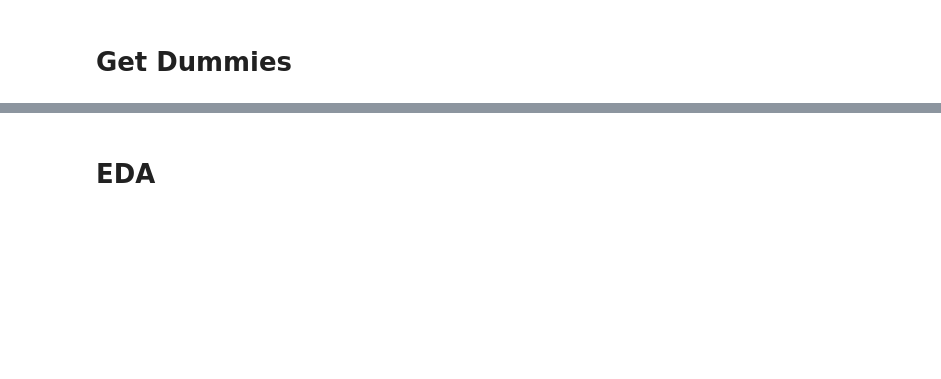
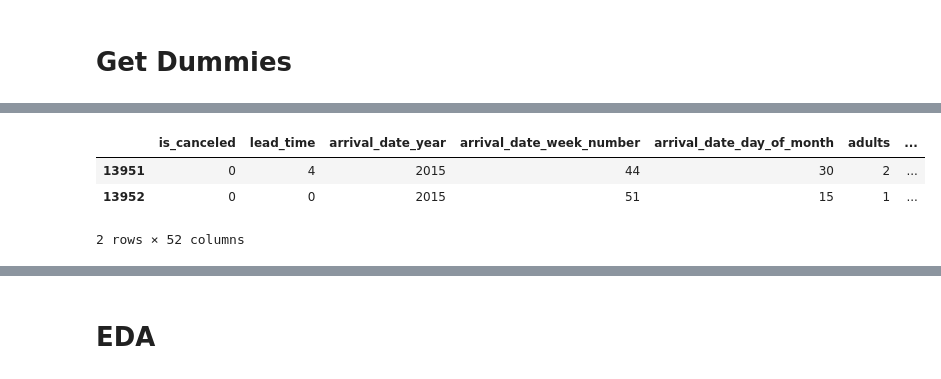
Before and after one commit to Ajwadsm/Classification-Hotel-Booking, a Jupyter notebook: Code/Classification-Hotel-Booking.ipynb, the cells around one changed output, grey strips where cells are left out. Drawn from its saved outputs; the diff is of its cells as text; code cells hidden in the pictures; blank space fills up the shorter version.

```diff
--- a/Code/Classification-Hotel-Booking.ipynb
+++ b/Code/Classification-Hotel-Booking.ipynb
@@ -363,4 +736,6 @@ df1=df1 = df_train.select_dtypes(exclude=['object']).copy()
 # %%
 df_obj_train=df_train.loc[:,['hotel','arrival_date_month','market_segment','distribution_channel','assigned_room_type','deposit_type','customer_type','reservation_status','guest_location']]
+# %%
+df1v= df_val.select_dtypes(exclude=['object']).copy()
 # %%
 df_obj_val=df_val.loc[:,['hotel','arrival_date_month','market_segment','distribution_channel','assigned_room_type','deposit_type','customer_type','reservation_status','guest_location']]
@@ -374,6 +756,11 @@ df_train1.head(2)
 # %%
 df_dum_val = pd.get_dummies(df_obj_val, drop_first=True)
 
-df_val1 = pd.concat([df1, df_dum_val], axis=1)
+df_val1 = pd.concat([df1v, df_dum_val], axis=1)
 df_val1.head(2)
+# %% [output]
+|  | is_canceled | lead_time | arrival_date_year | arrival_date_week_number | arrival_date_day_of_month | adults | ... |
+| 13951 | 0 | 4 | 2015 | 44 | 30 | 2 | ... |
+| 13952 | 0 | 0 | 2015 | 51 | 15 | 1 | ... |
+2 rows × 52 columns
 # %%
```
Also changed, not shown: parts of 82 cells of this notebook.
